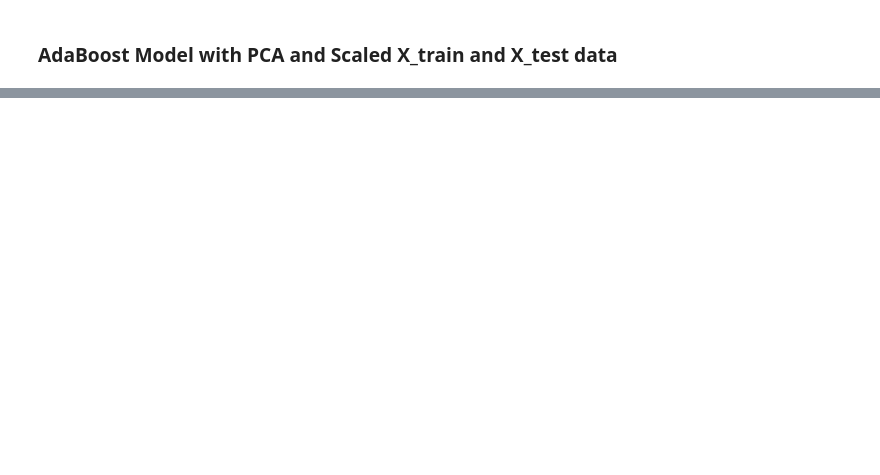
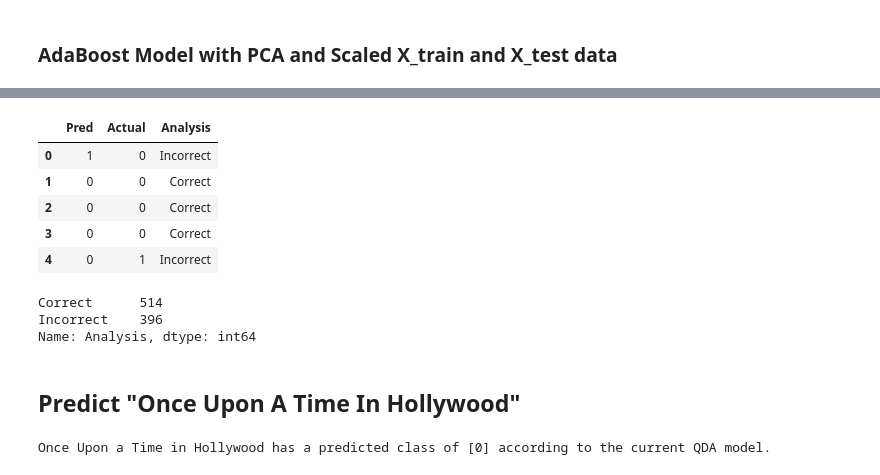
Before and after one commit to styrofomeBoots/project_3, a Jupyter notebook: ryan_workbook.ipynb, the cells around one changed output, grey strips where cells are left out. Cells and saved outputs as stored; diff of their text form; code cells hidden in the pictures; blank space fills up the shorter version.

```diff
--- a/ryan_workbook.ipynb
+++ b/ryan_workbook.ipynb
@@ -421,0 +406,31 @@ NameError: name 'rscv_abc' is not defined
+# %%
+# Map data in column Ananlysis to change 0 = correct and -1 or 1 = incorrect
+predicted_df["Analysis"] = predicted_df["Analysis"].map({1:"Incorrect",-1:"Incorrect",0:"Correct"})
+predicted_df.head()
+# %% [output]
+|  | Pred | Actual | Analysis |
+| 0 | 1 | 0 | Incorrect |
+| 1 | 0 | 0 | Correct |
+| 2 | 0 | 0 | Correct |
+| 3 | 0 | 0 | Correct |
+| 4 | 0 | 1 | Incorrect |
+# %%
+# count incorrect versus correct in predicted_df
+predicted_df["Analysis"].value_counts()
+
+# Correct      514
+# Incorrect    396
+# %% [output]
+Correct      514
+Incorrect    396
+Name: Analysis, dtype: int64
+# %% [markdown]
+## Predict "Once Upon A Time In Hollywood"
+# %%
+new_movie1 = [[159, 4, 3.533546, 4.0, 1, 1, 9, 14.447285]]
+predicted_class_movie1 = model.predict(new_movie1)
+print(f"Once Upon a Time in Hollywood has a predicted class of {predicted_class_movie1} according to the current AdaBoost model.")
+
+# Predicted the movie as a failure (0)
+# %% [output]
+Once Upon a Time in Hollywood has a predicted class of [0] according to the current QDA model.
```
Also changed, not shown: parts of 27 cells of this notebook.
